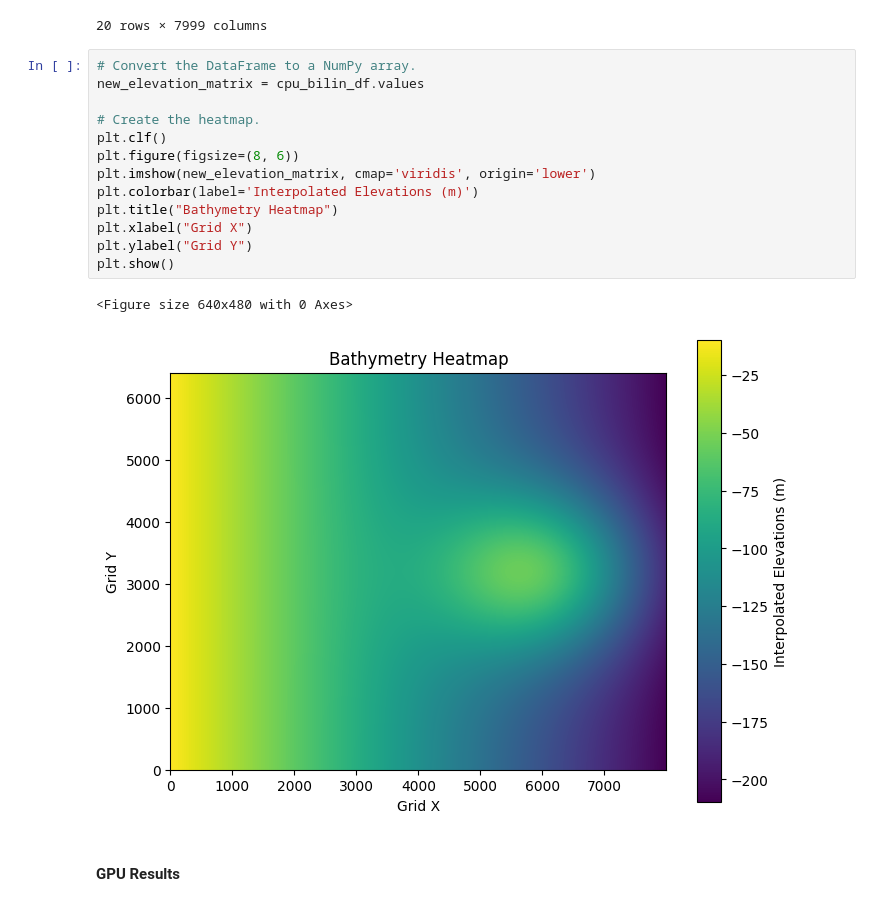
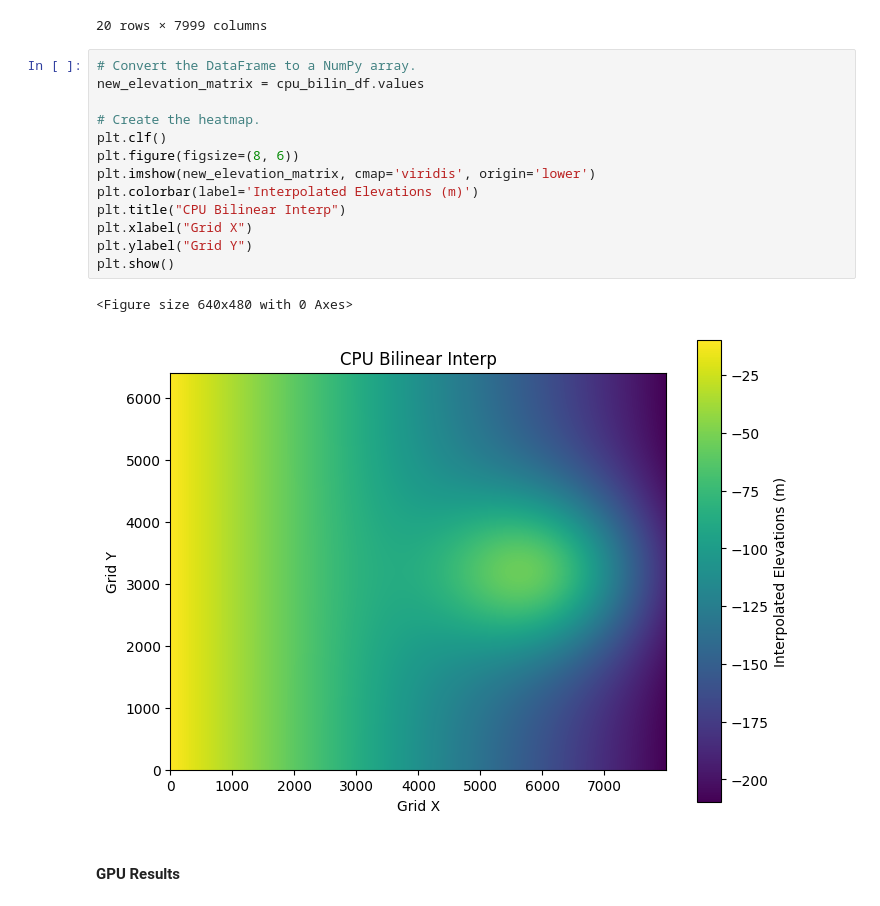
Before and after one commit to devsaxena974/AUV-Real-Time-Interpolation, a Jupyter notebook: code/test_cpu_gpu_results.ipynb, the cells around one changed output. Drawn from its saved outputs; the diff is of its cells as text.

```diff
--- a/code/test_cpu_gpu_results.ipynb
+++ b/code/test_cpu_gpu_results.ipynb
@@ -64,18 +64,18 @@ cpu_bilin_df.head(20)
 # %%
 # Convert the DataFrame to a NumPy array.
 new_elevation_matrix = cpu_bilin_df.values
 
 # Create the heatmap.
 plt.clf()
 plt.figure(figsize=(8, 6))
 plt.imshow(new_elevation_matrix, cmap='viridis', origin='lower')
 plt.colorbar(label='Interpolated Elevations (m)')
-plt.title("Bathymetry Heatmap")
+plt.title("CPU Bilinear Interp")
 plt.xlabel("Grid X")
 plt.ylabel("Grid Y")
 plt.show()
 # %% [output]
 <Figure size 640x480 with 0 Axes>
-[figure, old version]
+[figure, new version]
 # %% [markdown]
 #### GPU Results
```
Also changed, not shown: parts of 14 cells of this notebook, 6 other files.
